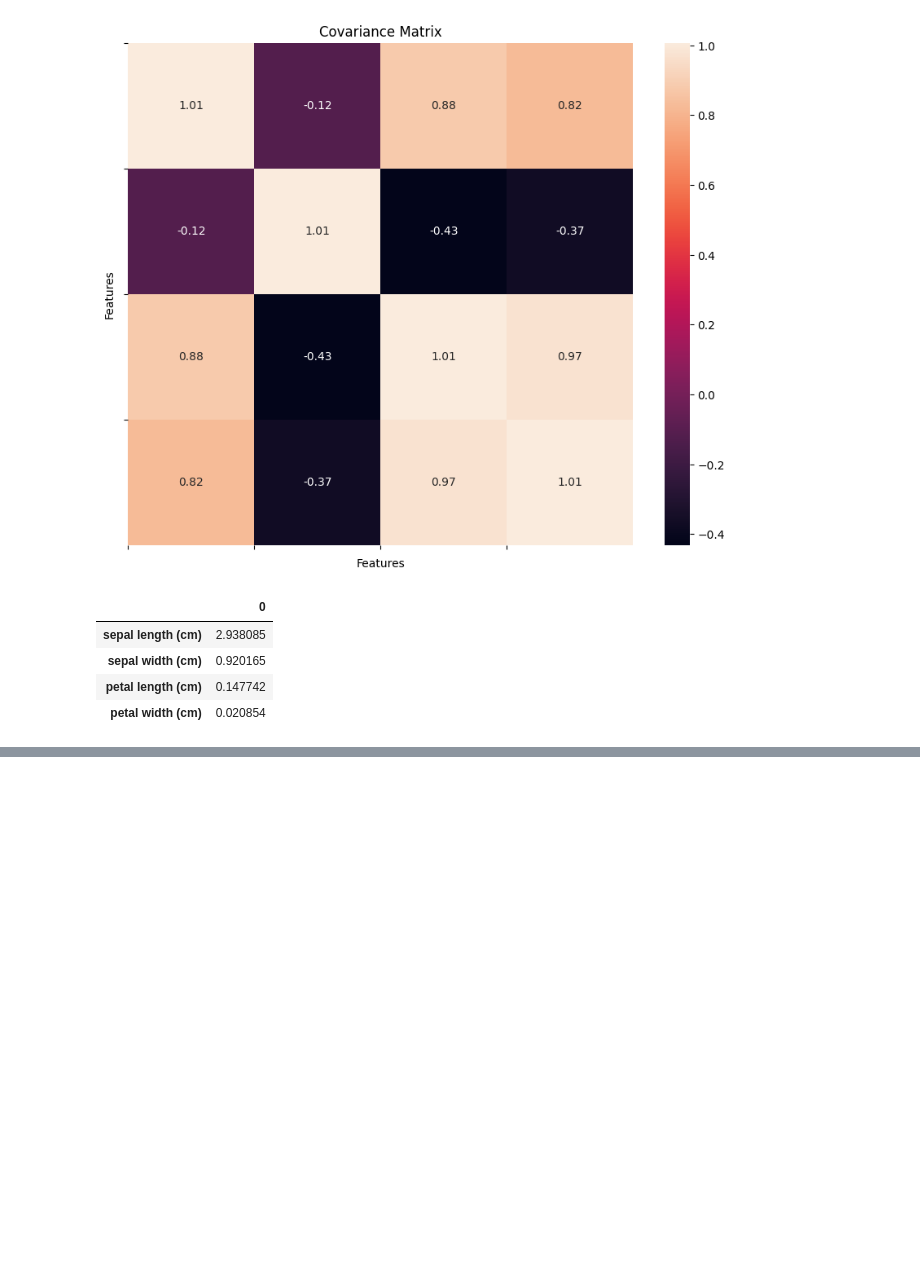
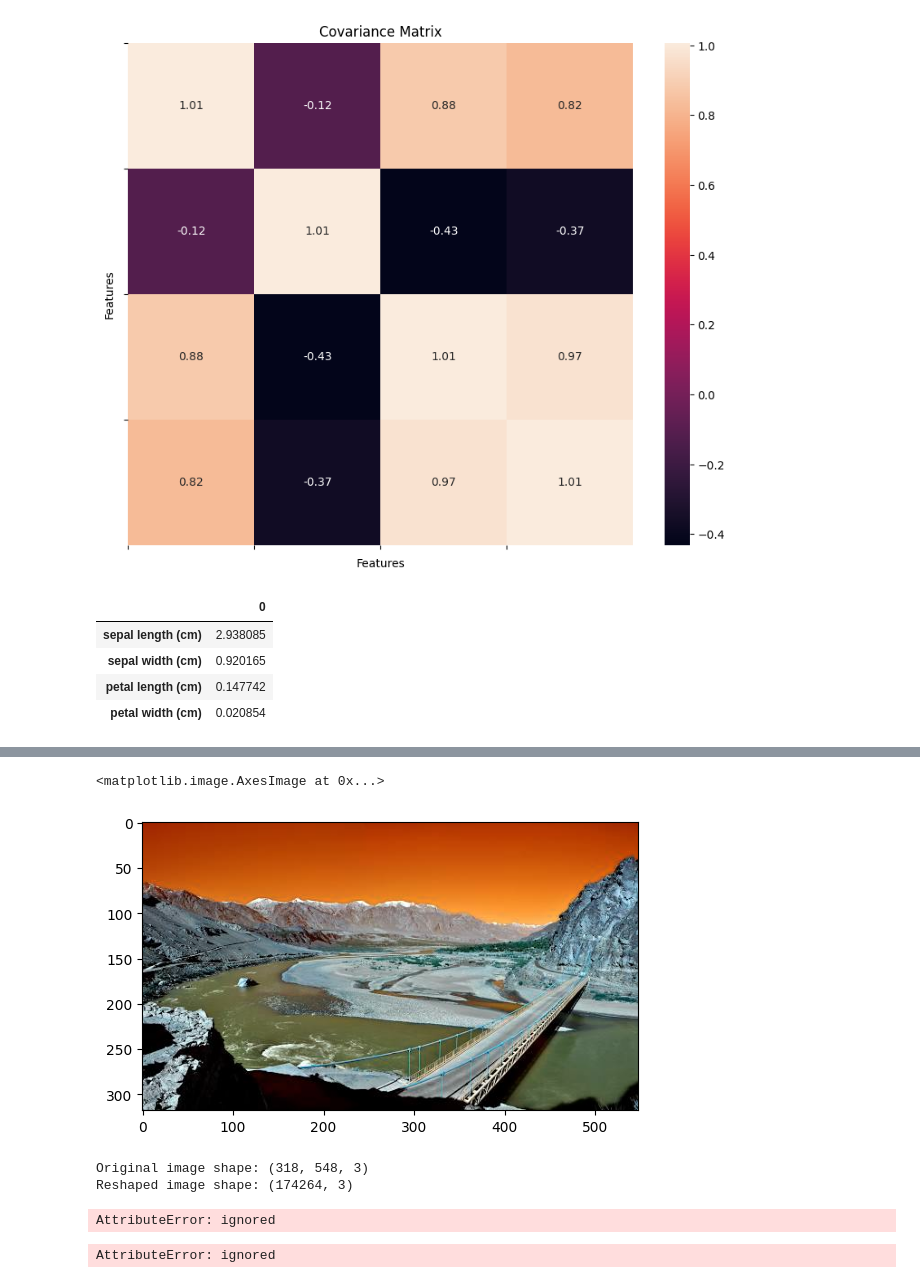
Before and after one commit to FaizaAli-DS/AI-DS-Projects, a Jupyter notebook: PCA_on_Iris_dataset.ipynb, the cells around one changed output, grey strips where cells are left out. Cells and saved outputs as stored; diff of their text form; code cells hidden in the pictures; blank space fills up the shorter version.

```diff
--- a/PCA_on_Iris_dataset.ipynb
+++ b/PCA_on_Iris_dataset.ipynb
@@ -66,0 +154,7 @@ temp_eigenvalues
+# %%
+import cv2
+img = cv2.imread('/content/gb.jpg')
+plt.imshow(img)
+# %% [output]
+<matplotlib.image.AxesImage at 0x...>
+[figure, added]
@@ -66,0 +165,40 @@ temp_eigenvalues
+# %%
+
+# Assuming you have an image 'img' with shape (height, width, channels)
+print("Original image shape:", img.shape)
+
+# Reshape the image into a 2D array
+img_reshaped = img.reshape(-1, img.shape[-1])
+print("Reshaped image shape:", img_reshaped.shape)
+# %% [output]
+Original image shape: (318, 548, 3)
+Reshaped image shape: (174264, 3)
+# %%
+# Apply PCA
+pca = PCA(n_components=2)  # You can choose the desired number of components
+img_pca = pca.fit_transform(img_reshaped)
+
+# Print the shape of the PCA-transformed image
+print("PCA-transformed image shape:", img_pca.shape)
+# %% [output]
+AttributeError: ignored
+# %%
+# Reshape the PCA-transformed image back to the original shape
+img_reconstructed = pca.inverse_transform(img_pca)
+img_reconstructed = img_reconstructed.reshape(img.shape)
+
+# Display the original and reconstructed images
+plt.subplot(1, 2, 1)
+plt.title('Original Image')
+plt.imshow(img)
+plt.axis('off')
+
+plt.subplot(1, 2, 2)
+plt.title('Reconstructed Image after PCA')
+plt.imshow(img_reconstructed)
+plt.axis('off')
+
+plt.tight_layout()
+plt.show()
+# %% [output]
+AttributeError: ignored
```
Also changed, not shown: parts of 12 cells of this notebook.
